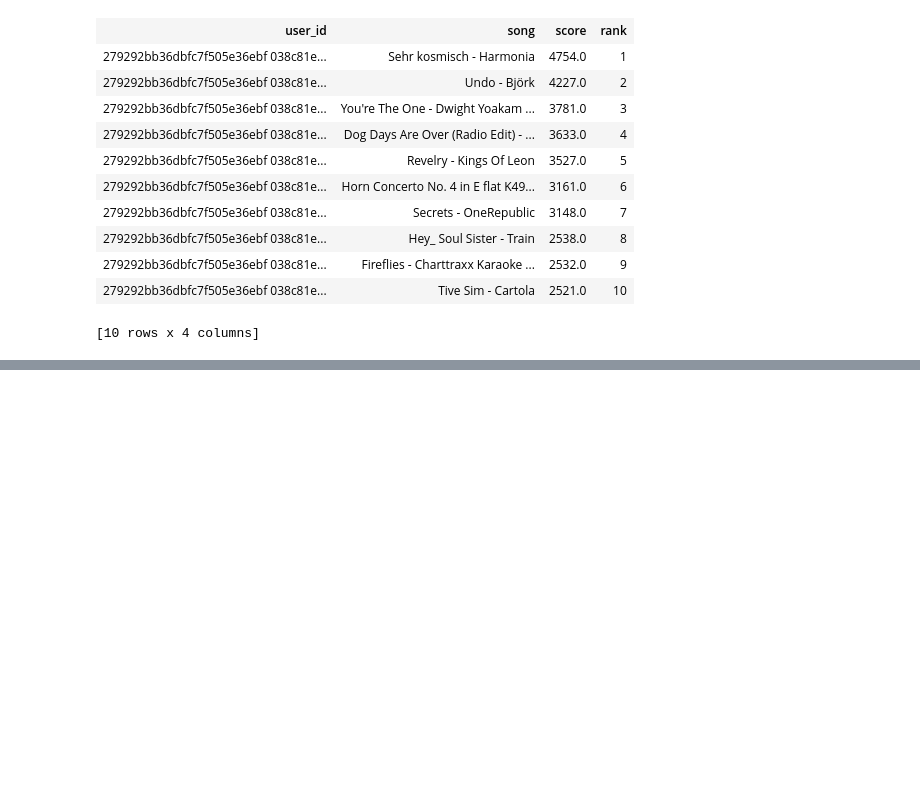
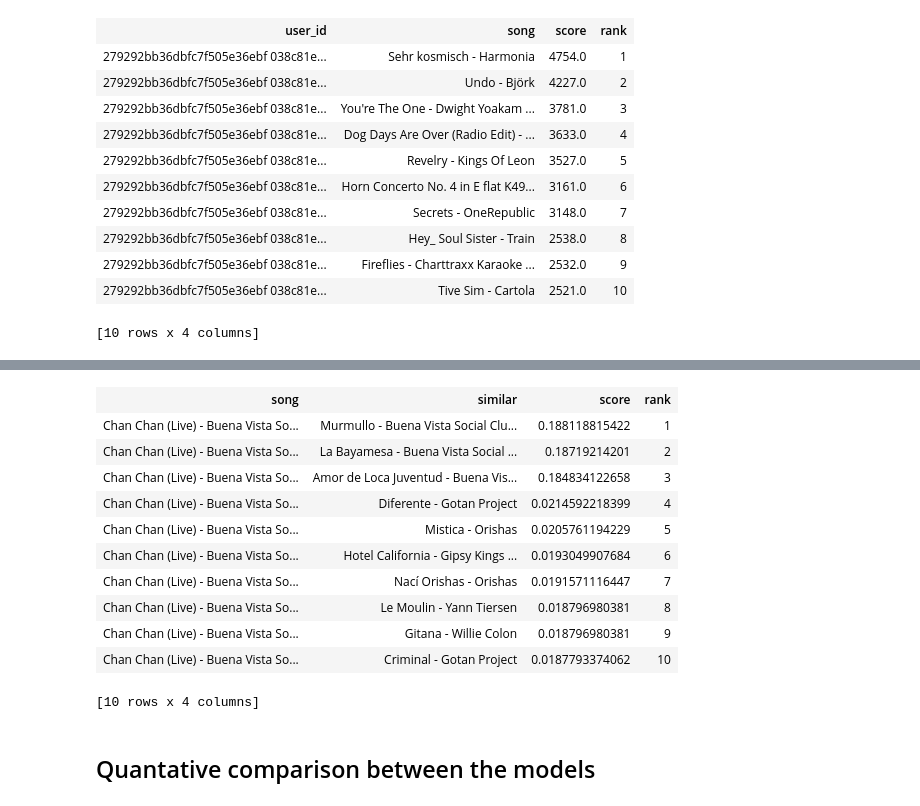
Before and after one commit to Mobusshar/MLWashington1, a Jupyter notebook: week5.ipynb, the cells around one changed output, grey strips where cells are left out. Drawn from its saved outputs; the diff is of its cells as text; code cells hidden in the pictures; blank space fills up the shorter version.

```diff
--- a/week5.ipynb
+++ b/week5.ipynb
@@ -95,0 +161,17 @@ popularity_model.recommend(users= [users[1]])
+# %%
+personalized_model.get_similar_items(['Chan Chan (Live) - Buena Vista Social Club'])
+# %% [output]
+| song | similar | score | rank |
+| Chan Chan (Live) - Buena Vista So... | Murmullo - Buena Vista Social Clu... | 0.188118815422 | 1 |
+| Chan Chan (Live) - Buena Vista So... | La Bayamesa - Buena Vista Social ... | 0.18719214201 | 2 |
+| Chan Chan (Live) - Buena Vista So... | Amor de Loca Juventud - Buena Vis... | 0.184834122658 | 3 |
+| Chan Chan (Live) - Buena Vista So... | Diferente - Gotan Project | 0.0214592218399 | 4 |
+| Chan Chan (Live) - Buena Vista So... | Mistica - Orishas | 0.0205761194229 | 5 |
+| Chan Chan (Live) - Buena Vista So... | Hotel California - Gipsy Kings ... | 0.0193049907684 | 6 |
+| Chan Chan (Live) - Buena Vista So... | Nací Orishas - Orishas | 0.0191571116447 | 7 |
+| Chan Chan (Live) - Buena Vista So... | Le Moulin - Yann Tiersen | 0.018796980381 | 8 |
+| Chan Chan (Live) - Buena Vista So... | Gitana - Willie Colon | 0.018796980381 | 9 |
+| Chan Chan (Live) - Buena Vista So... | Criminal - Gotan Project | 0.0187793374062 | 10 |
+[10 rows x 4 columns]
+# %% [markdown]
+## Quantative comparison between the models
```
Also changed, not shown: parts of 7 cells of this notebook.
